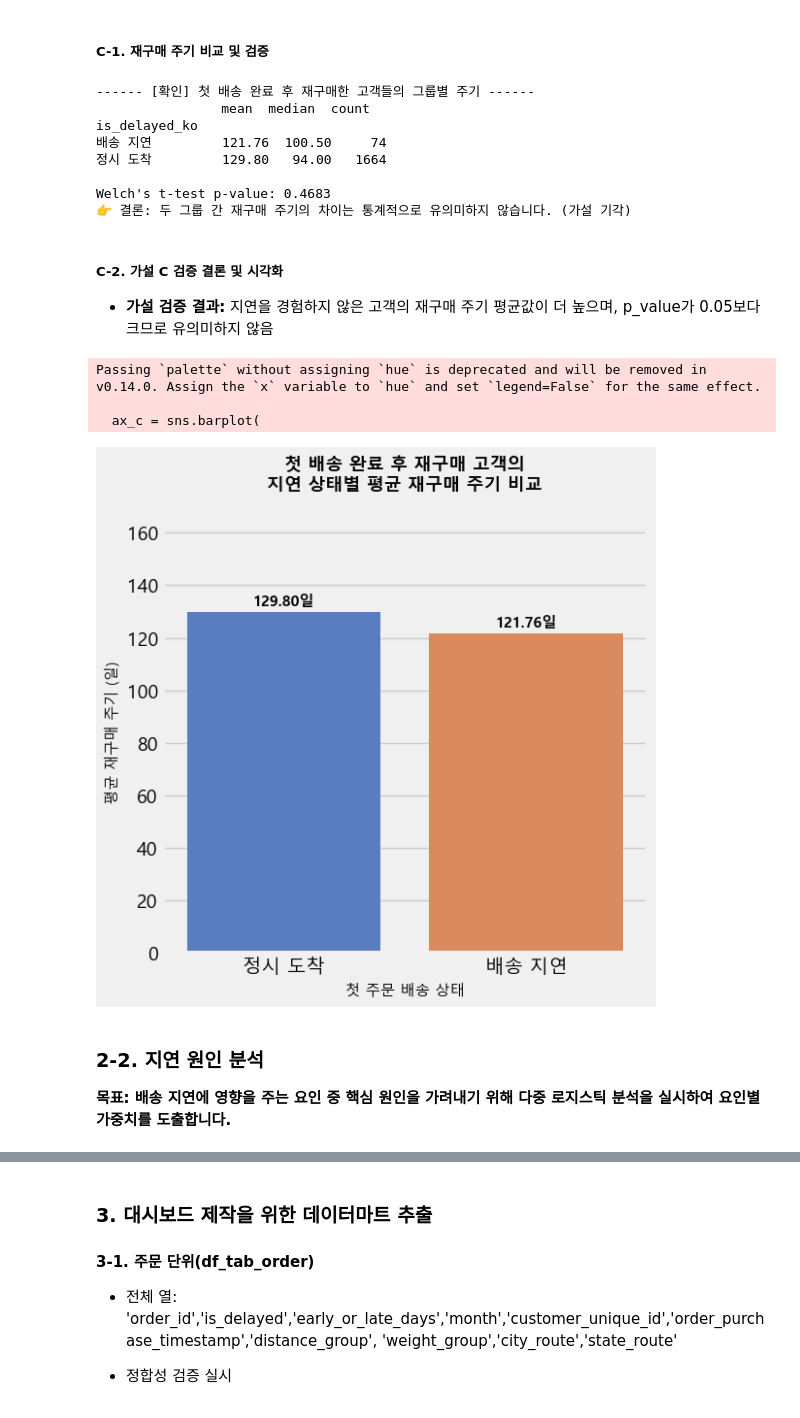
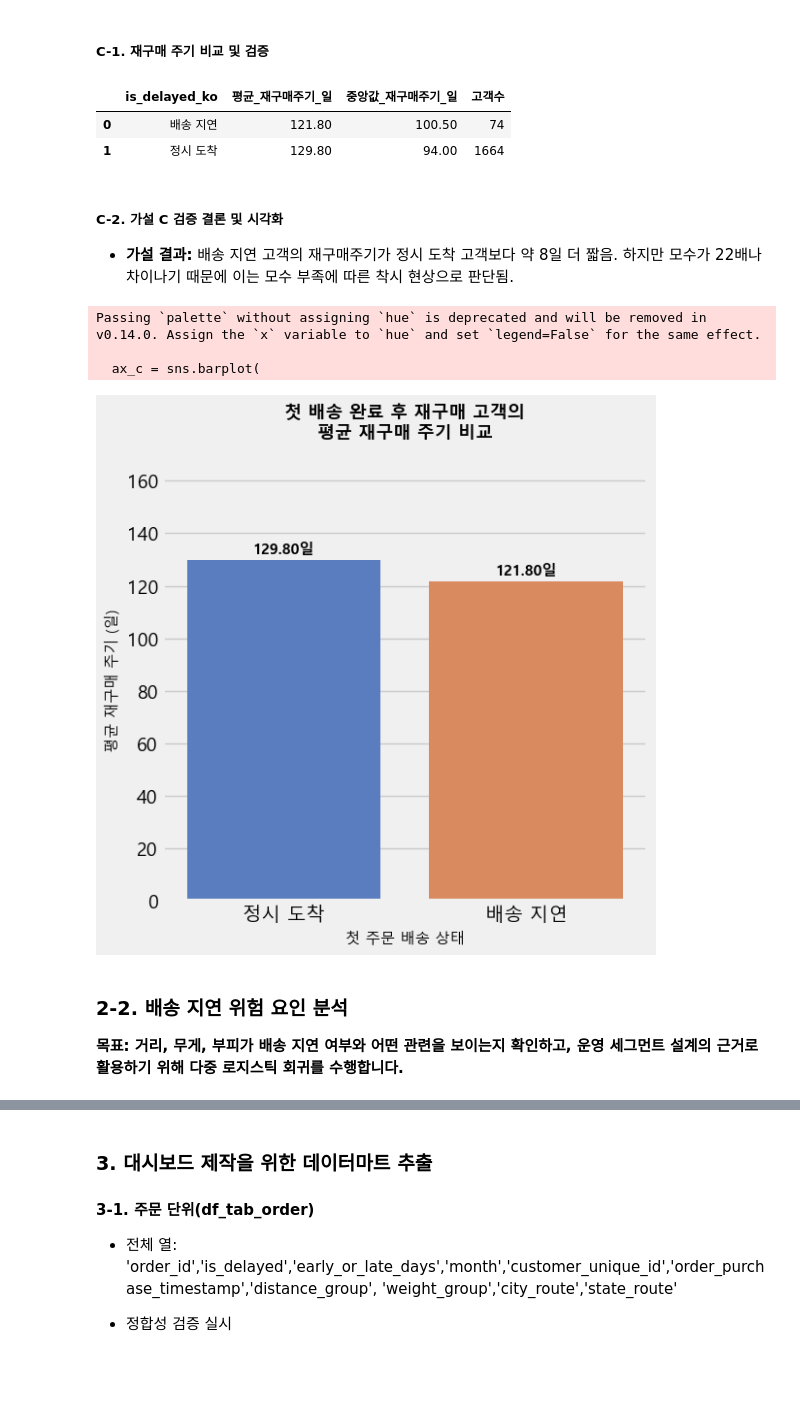
Before and after one commit to eunsung20311-dot/Olist-E-commerce-Analysis, a Jupyter notebook: 02_hypothesis_testing.ipynb, the cells around one changed output, grey strips where cells are left out. Saved outputs shown, nothing was run; the diff lists cells and outputs as text; code cells hidden in the pictures; blank space fills up the shorter version.

```diff
--- a/02_hypothesis_testing.ipynb
+++ b/02_hypothesis_testing.ipynb
@@ -270,84 +217,68 @@ df_customer_mstr = df_customer_mstr.sort_values(by=['customer_unique_id', 'order
 df_customer_mstr['order_rank'] = df_customer_mstr.groupby('customer_unique_id').cumcount() + 1
 df_first_second = df_customer_mstr[df_customer_mstr['order_rank'].isin([1, 2])].copy()
 
-# shift(-1)을 이용하여 다음 주문 열 생성
+# 다음 주문일 생성 및 재구매 주기 계산
 df_first_second['next_order_date'] = df_first_second.groupby('customer_unique_id')['order_purchase_timestamp'].shift(-1)
 
-# 첫 번째 주문 데이터만 추출 후 구매 간격 열 생성
 df_first_order_analysis = df_first_second[df_first_second['order_rank'] == 1].copy()
 df_first_order_analysis['purchase_interval'] = (df_first_order_analysis['next_order_date'] - df_first_order_analysis['order_purchase_timestamp']).dt.days
 
-# 결측치 제거 및 "첫 배송 완료 후 재구매한 고객"만 필터링
+# 배송 완료 후 재구매한 건만 필터링
 df_test_interval = df_first_order_analysis.dropna(subset=['purchase_interval', 'order_delivered_customer_date']).copy()
-
-# 2번째 주문일이 1번째 배송 완료일과 같거나 그 이후인 데이터만 선별
 is_after_delivery = df_test_interval['next_order_date'] >= df_test_interval['order_delivered_customer_date']
 df_test_interval_filtered = df_test_interval[is_after_delivery].copy()
 
-# 통계 검정 그룹 분리
-interval_on_time = df_test_interval_filtered[df_test_interval_filtered['is_delayed_ko'] == '정시 도착']['purchase_interval']
-interval_delayed = df_test_interval_filtered[df_test_interval_filtered['is_delayed_ko'] == '배송 지연']['purchase_interval']
+df_interval_summary = df_test_interval_filtered.groupby('is_delayed_ko')['purchase_interval'].agg(
+    평균_재구매주기_일=('mean'),
+    중앙값_재구매주기_일=('median'),
+    고객수=('count')
+).round(1).reset_index()
 
-# Welch's t-test 수행
-t_stat_c, p_val_c = stats.ttest_ind(interval_on_time, interval_delayed, equal_var=False)
-
-# 6. 결과 출력
-print("------ [확인] 첫 배송 완료 후 재구매한 고객들의 그룹별 주기 ------")
-print(df_test_interval_filtered.groupby('is_delayed_ko')['purchase_interval'].agg(['mean', 'median', 'count']).round(2))
-print(f"\nWelch's t-test p-value: {p_val_c:.4f}")
-print(f"👉 결론: 두 그룹 간 재구매 주기의 차이는 통계적으로 {'매우 유의미합니다. (가설 채택)' if p_val_c < 0.05 else '유의미하지 않습니다. (가설 기각)'}\n")
+display(df_interval_summary)
 # %% [output]
------- [확인] 첫 배송 완료 후 재구매한 고객들의 그룹별 주기 ------
-                mean  median  count
-is_delayed_ko
-배송 지연         121.76  100.50     74
-정시 도착         129.80   94.00   1664
-
-Welch's t-test p-value: 0.4683
-👉 결론: 두 그룹 간 재구매 주기의 차이는 통계적으로 유의미하지 않습니다. (가설 기각)
+|  | is_delayed_ko | 평균_재구매주기_일 | 중앙값_재구매주기_일 | 고객수 |
+| 0 | 배송 지연 | 121.80 | 100.50 | 74 |
+| 1 | 정시 도착 | 129.80 | 94.00 | 1664 |
 # %% [markdown]
 ##### C-2. 가설 C 검증 결론 및 시각화
-- **가설 검증 결과:** 지연을 경험하지 않은 고객의 재구매 주기 평균값이 더 높으며, p_value가 0.05보다 크므로 유의미하지 않음
+- **가설 결과:** 배송 지연 고객의 재구매주기가 정시 도착 고객보다 약 8일 더 짧음. 하지만 모수가 22배나 차이나기 때문에 이는 모수 부족에 따른 착시 현상으로 판단됨.
 # %%
-df_plot_interval_filtered = df_test_interval_filtered.groupby('is_delayed_ko')['purchase_interval'].mean().reset_index()
-
-# 첫 구매 지연 상태에 따른 재구매 주기 비교 시각화
 plt.figure(figsize=(6, 6))
 ax_c = sns.barplot(
-    data=df_plot_interval_filtered,
+    data=df_interval_summary,
     x='is_delayed_ko',
-    y='purchase_interval',
+    y='평균_재구매주기_일',
     palette='muted',
     order=['정시 도착', '배송 지연']
 )
 
 # 제목 및 라벨 설정
-plt.title('첫 배송 완료 후 재구매 고객의\n지연 상태별 평균 재구매 주기 비교', fontsize=13, pad=15, fontweight='bold')
+plt.title('첫 배송 완료 후 재구매 고객의\n평균 재구매 주기 비교', fontsize=13, pad=15, fontweight='bold')
 plt.xlabel('첫 주문 배송 상태', fontsize=11)
 plt.ylabel('평균 재구매 주기 (일)', fontsize=11)
 
 # y축 범위를 새 데이터의 최대값 기준으로 유연하게 조정
-plt.ylim(0, df_plot_interval_filtered['purchase_interval'].max() * 1.3)
+plt.ylim(0, df_interval_summary['평균_재구매주기_일'].max() * 1.3)
 
 # 막대 상단 수치 표시
 for p in ax_c.patches:
     ax_c.annotate(
         f'{p.get_height():.2f}일',
         (p.get_x() + p.get_width() / 2., p.get_height()),
         ha='center', va='center',
         xytext=(0, 8),
         textcoords='offset points',
         fontsize=11, fontweight='bold'
     )
 
 plt.tight_layout()
 plt.show()
 # %% [output]
 Passing `palette` without assigning `hue` is deprecated and will be removed in v0.14.0. Assign the `x` variable to `hue` and set `legend=False` for the same effect.
 
   ax_c = sns.barplot(
-[figure, old version]
+[figure, new version]
 # %% [markdown]
-### 2-2. 지연 원인 분석
-**목표: 배송 지연에 영향을 주는 요인 중 핵심 원인을 가려내기 위해 다중 로지스틱 분석을 실시하여 요인별 가중치를 도출합니다.**
+### 2-2. 배송 지연 위험 요인 분석
+**목표: 거리, 무게, 부피가 배송 지연 여부와 어떤 관련을 보이는지 확인하고, 운영 세그먼트 설계의 근거로 활용하기 위해 다중 로지스틱 회귀를 수행합니다.**
 # %% [markdown]
```
Also changed, not shown: parts of 20 cells of this notebook, 1 other file.
